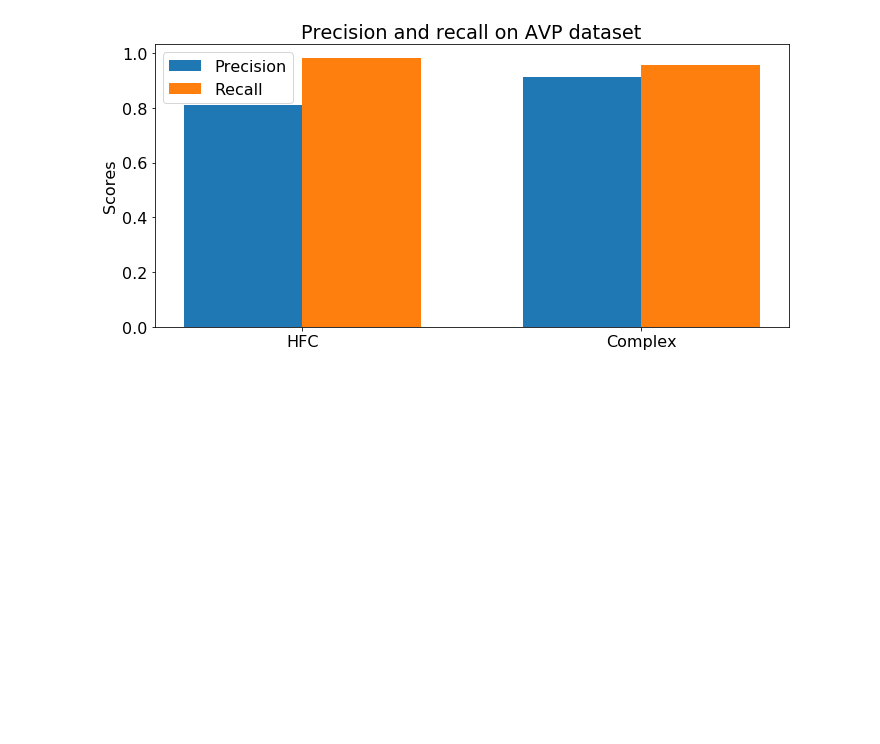
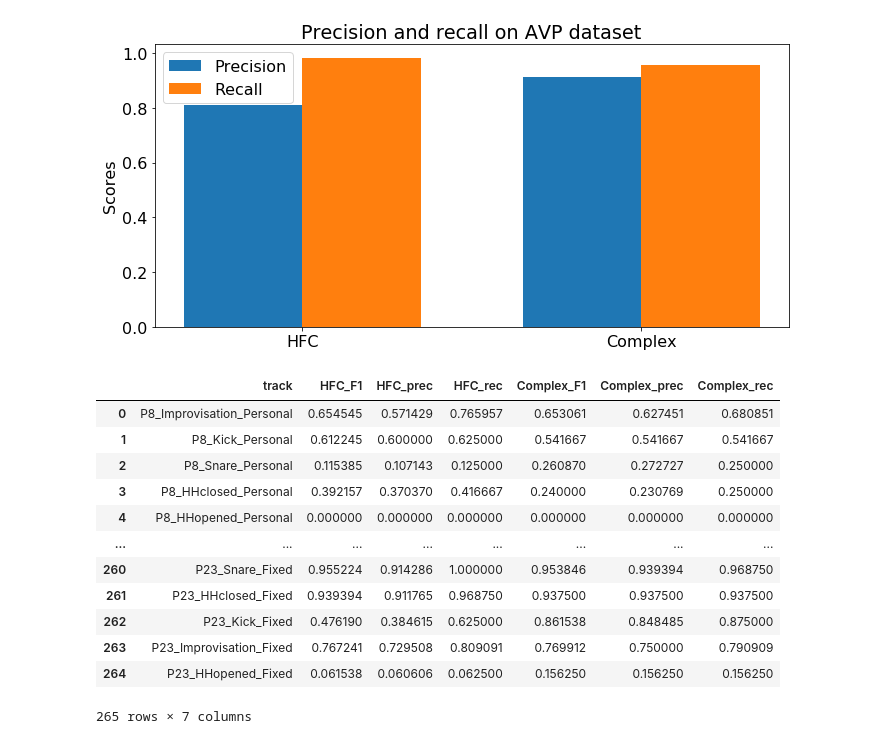
Before and after one commit to flyingleafe/vxs-vpt, a Jupyter notebook: notebooks/Experiments.ipynb, the cells around one changed output. Cells and saved outputs as stored; diff of their text form; code cells hidden in the pictures; blank space fills up the shorter version.

```diff
--- a/notebooks/Experiments.ipynb
+++ b/notebooks/Experiments.ipynb
@@ -219,3 +248,21 @@ recs = ['HFC_rec', 'Complex_rec']
 prec_rec_bar_plot(avp_scores, labels, precs, recs, title='Precision and recall on AVP dataset')
 # %% [output]
 [figure]
+# %%
+avp_scores_tight = dataset_onset_scores(avp_set, ms_threshold=10)
+# %%
+avp_scores_tight
+# %% [output]
+|  | track | HFC_F1 | HFC_prec | HFC_rec | Complex_F1 | Complex_prec | Complex_rec |
+| 0 | P8_Improvisation_Personal | 0.654545 | 0.571429 | 0.765957 | 0.653061 | 0.627451 | 0.680851 |
+| 1 | P8_Kick_Personal | 0.612245 | 0.600000 | 0.625000 | 0.541667 | 0.541667 | 0.541667 |
+| 2 | P8_Snare_Personal | 0.115385 | 0.107143 | 0.125000 | 0.260870 | 0.272727 | 0.250000 |
+| 3 | P8_HHclosed_Personal | 0.392157 | 0.370370 | 0.416667 | 0.240000 | 0.230769 | 0.250000 |
+| 4 | P8_HHopened_Personal | 0.000000 | 0.000000 | 0.000000 | 0.000000 | 0.000000 | 0.000000 |
+| ... | ... | ... | ... | ... | ... | ... | ... |
+| 260 | P23_Snare_Fixed | 0.955224 | 0.914286 | 1.000000 | 0.953846 | 0.939394 | 0.968750 |
+| 261 | P23_HHclosed_Fixed | 0.939394 | 0.911765 | 0.968750 | 0.937500 | 0.937500 | 0.937500 |
+| 262 | P23_Kick_Fixed | 0.476190 | 0.384615 | 0.625000 | 0.861538 | 0.848485 | 0.875000 |
+| 263 | P23_Improvisation_Fixed | 0.767241 | 0.729508 | 0.809091 | 0.769912 | 0.750000 | 0.790909 |
+| 264 | P23_HHopened_Fixed | 0.061538 | 0.060606 | 0.062500 | 0.156250 | 0.156250 | 0.156250 |
+265 rows × 7 columns
```
Also changed, not shown: parts of 15 cells of this notebook, 7 other files.
